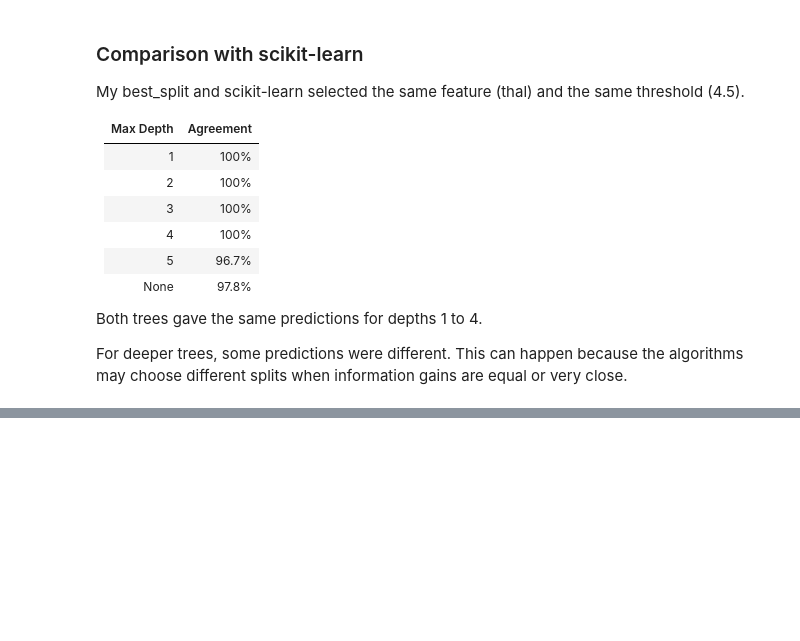
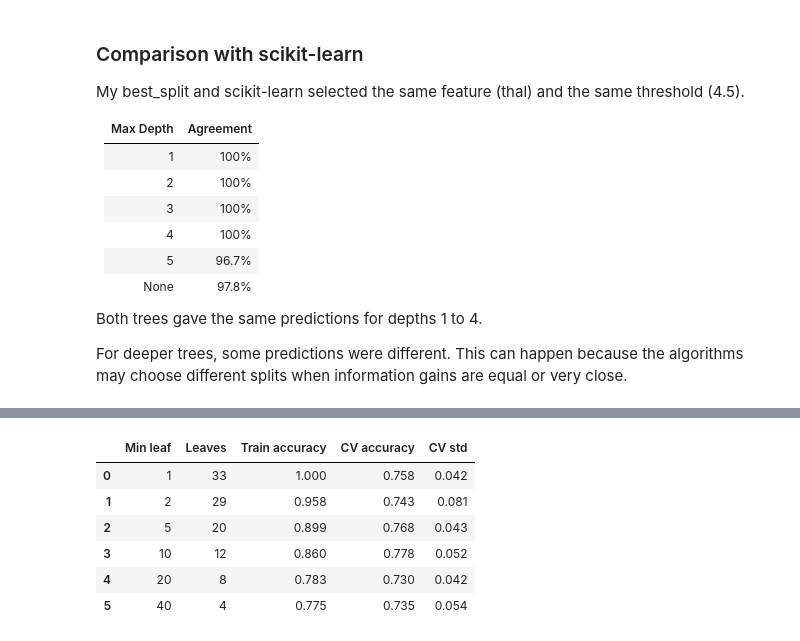
Before and after one commit to nurtore067/gumar_ML_task_2, a Jupyter notebook: gumar_task2.ipynb, the cells around one changed output, grey strips where cells are left out. Drawn from its saved outputs; the diff is of its cells as text; code cells hidden in the pictures; blank space fills up the shorter version.

```diff
--- a/gumar_task2.ipynb
+++ b/gumar_task2.ipynb
@@ -432,0 +600,42 @@ or very close.
+# %%
+leaf_sizes = [1, 2, 5, 10, 20, 40]
+
+leaf_results = []
+
+for leaf_size in leaf_sizes:
+    model = DecisionTreeClassifier(
+        criterion="entropy",
+        max_depth=None,
+        min_samples_leaf=leaf_size,
+        random_state=SEED
+    )
+
+    scores = cross_validate(
+        model,
+        X_train,
+        y_train,
+        cv=cv,
+        scoring="accuracy",
+        return_train_score=True
+    )
+
+    model.fit(X_train, y_train)
+
+    leaf_results.append({
+        "Min leaf": leaf_size,
+        "Leaves": model.get_n_leaves(),
+        "Train accuracy": round(scores["train_score"].mean(), 3),
+        "CV accuracy": round(scores["test_score"].mean(), 3),
+        "CV std": round(scores["test_score"].std(), 3)
+    })
+
+leaf_results = pd.DataFrame(leaf_results)
+leaf_results
+# %% [output]
+|  | Min leaf | Leaves | Train accuracy | CV accuracy | CV std |
+| 0 | 1 | 33 | 1.000 | 0.758 | 0.042 |
+| 1 | 2 | 29 | 0.958 | 0.743 | 0.081 |
+| 2 | 5 | 20 | 0.899 | 0.768 | 0.043 |
+| 3 | 10 | 12 | 0.860 | 0.778 | 0.052 |
+| 4 | 20 | 8 | 0.783 | 0.730 | 0.042 |
+| 5 | 40 | 4 | 0.775 | 0.735 | 0.054 |
```
Also changed, not shown: parts of 22 cells of this notebook.
